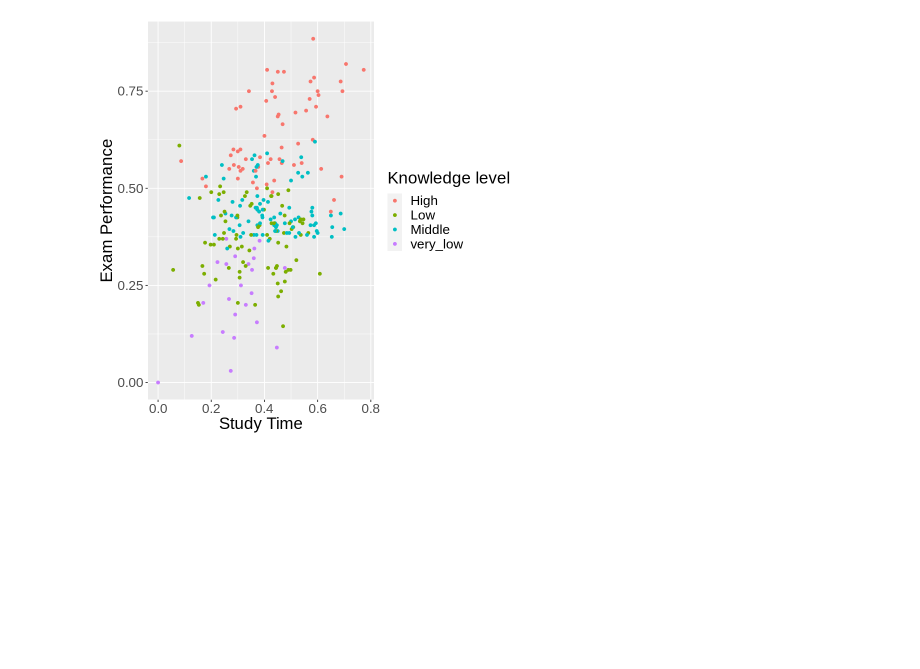
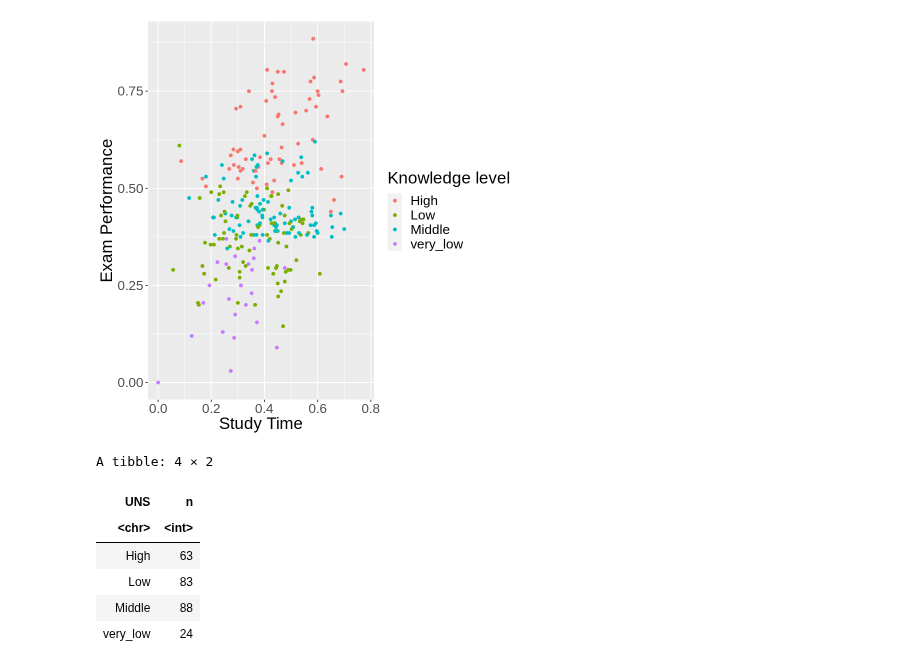
Before and after one commit to annabtse/dsci-100-2022w1-group-49, a Jupyter notebook: Group Project.ipynb, the cells around one changed output. Cells and saved outputs as stored; diff of their text form; code cells hidden in the pictures; blank space fills up the shorter version.

Commit message:
group by and summarise

```diff
--- a/Group Project.ipynb
+++ b/Group Project.ipynb
@@ -100,3 +100,17 @@ theme(text = element_text(size=20))
 training_plot
 # %% [output]
 [figure]
+# %%
+training_grouped <- training |>
+                    group_by(UNS) |>
+                    summarize(n = n())
+
+training_grouped
+# %% [output]
+A tibble: 4 × 2
+| UNS | n |
+| <chr> | <int> |
+| High | 63 |
+| Low | 83 |
+| Middle | 88 |
+| very_low | 24 |
```
